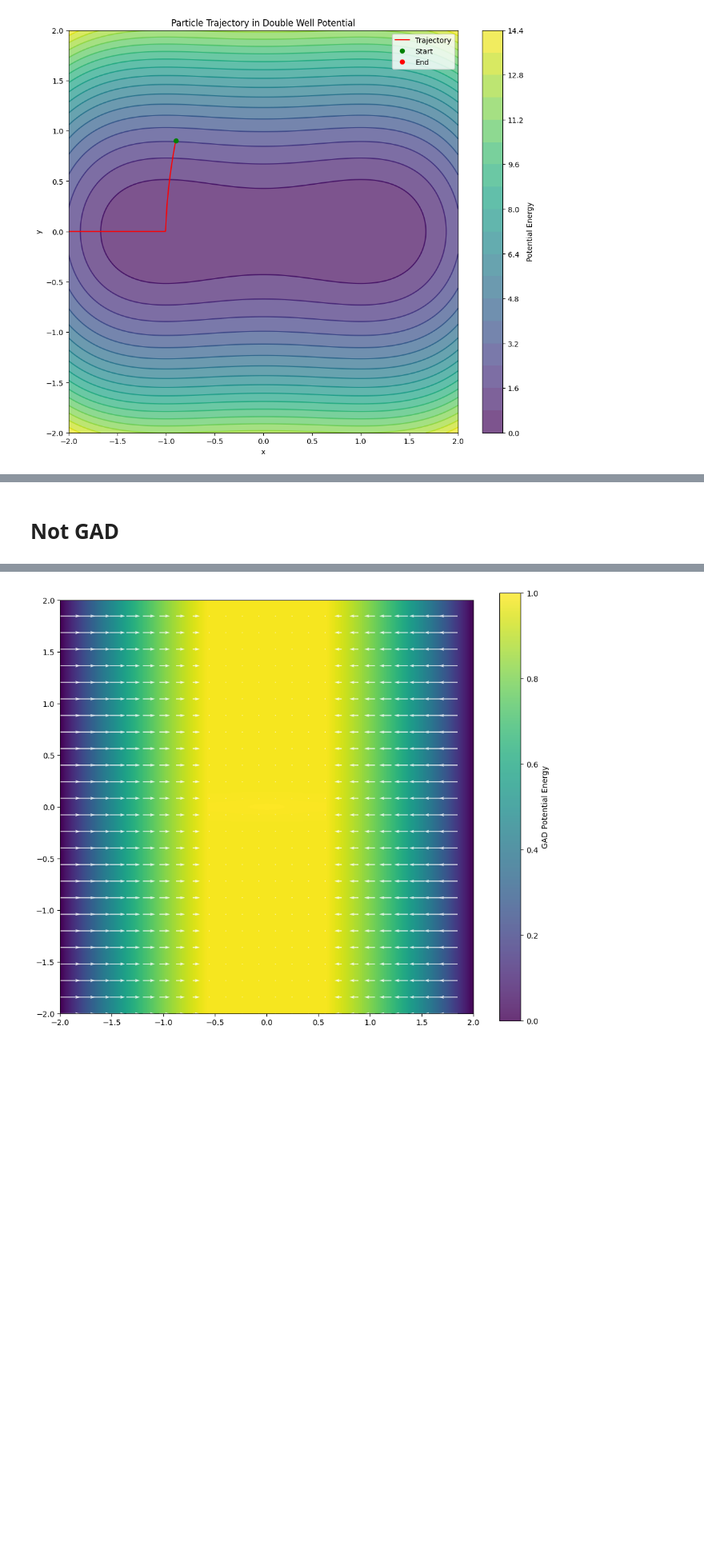
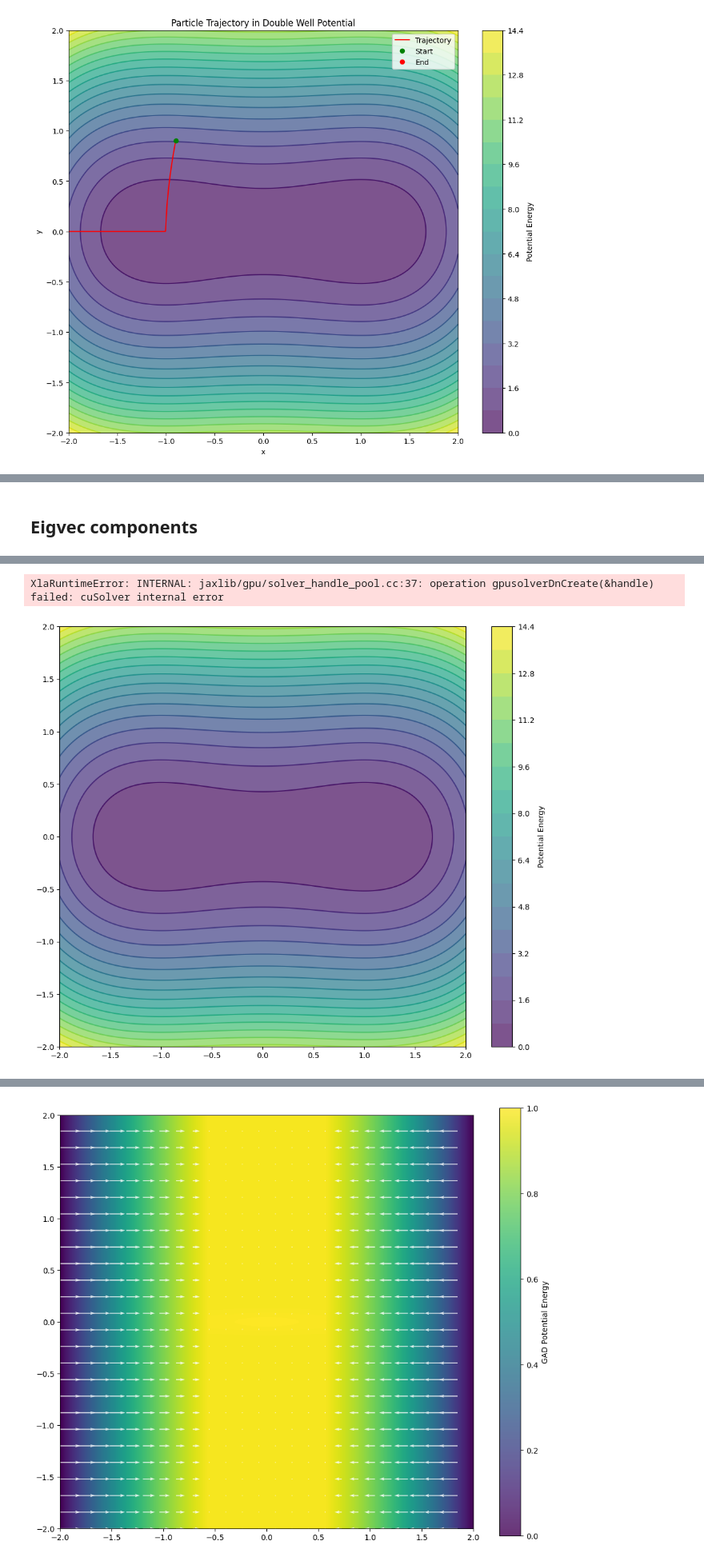
Before and after one commit to BurgerAndreas/meta-sampler, a Jupyter notebook: dem/notebooks/gad.ipynb, the cells around one changed output, grey strips where cells are left out. Shown at 80% size. Cells and saved outputs as stored; diff of their text form; code cells hidden in the pictures; blank space fills up the shorter version.

```diff
--- a/dem/notebooks/gad.ipynb
+++ b/dem/notebooks/gad.ipynb
@@ -216,2 +214,34 @@ plt.show()
-# %% [markdown]
-# Not GAD
+# %% [markdown]
+## Eigvec components
+# %%
+# Plot energy contour with quiver plot of the eigenvector of the smallest eigenvalue
+plt.figure(figsize=(12, 10))
+
+# Plot potential surface
+plt.contour(X, Y, Z, levels=20)
+plt.contourf(X, Y, Z, levels=20, alpha=0.7)
+plt.colorbar(label='Potential Energy')
+
+def get_smallest_hessian_eigvec(x):
+    grad_x = grad_V(x)
+    H = V_hess(x)
+    eig_vals, eig_vecs = jnp.linalg.eigh(H)
+    smallest_eigval = eig_vals[0]
+    smallest_eigvec = eig_vecs[0]
+    second_eigvec = eig_vecs[1]
+    return smallest_eigvec
+
+
+# Plot quiver of the eigenvector of the smallest eigenvalue
+smallest_eigvec_vmap = jax.vmap(get_smallest_hessian_eigvec)
+smallest_eigvec_grid = smallest_eigvec_vmap(grid_flat).reshape(N, N, 2)
+
+plt.quiver(X[::skip, ::skip], Y[::skip, ::skip],
+           smallest_eigvec_grid[::skip, ::skip, 0], smallest_eigvec_grid[::skip, ::skip, 1],
+           color='white', alpha=0.8)
+
+plt.xlabel('x')
+plt.ylabel('y')
+plt.title('Eigenvector of Smallest Eigenvalue')
+plt.show()
+# %% [output]
@@ -217,0 +249,2 @@ plt.show()
+XlaRuntimeError: INTERNAL: jaxlib/gpu/solver_handle_pool.cc:37: operation gpusolverDnCreate(&handle) failed: cuSolver internal error
+[figure, added]
```
Also changed, not shown: parts of 6 cells of this notebook, 1 other file.
